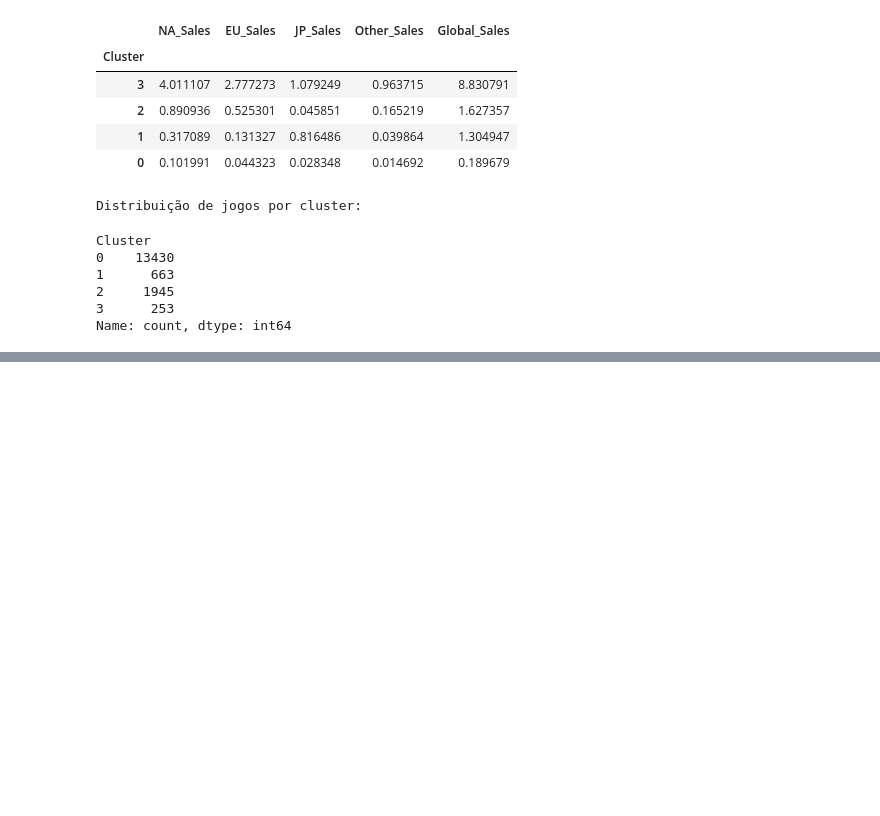
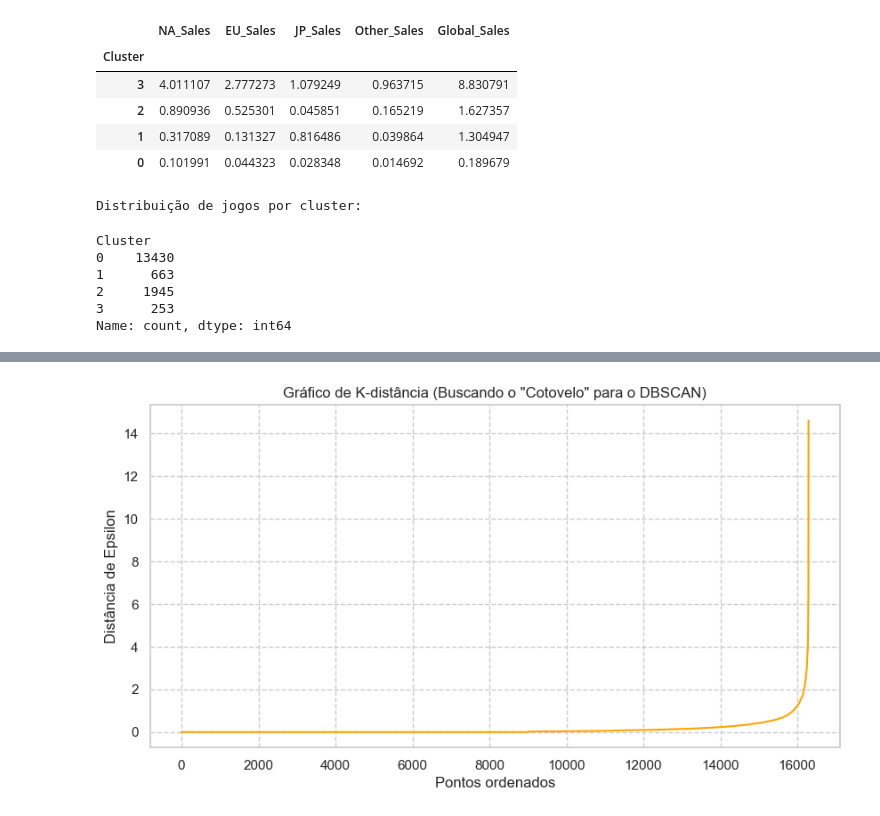
Before and after one commit to jg2alv/tp1-md, a Jupyter notebook: projeto/modelagem.ipynb, the cells around one changed output, grey strips where cells are left out. Saved outputs shown, nothing was run; the diff lists cells and outputs as text; code cells hidden in the pictures; blank space fills up the shorter version.

```diff
--- a/projeto/modelagem.ipynb
+++ b/projeto/modelagem.ipynb
@@ -116,0 +190,21 @@ A execução do K-Means com $k=4$ revelou uma segmentação clara e estratégica
+# %%
+from sklearn.neighbors import NearestNeighbors
+
+# No DBSCAN, o parâmetro 'eps' é crítico.
+# A técnica padrão é calcular a distância para os vizinhos mais próximos.
+neighbors = NearestNeighbors(n_neighbors=8)
+neighbors_fit = neighbors.fit(X_scaled)
+distances, indices = neighbors_fit.kneighbors(X_scaled)
+
+# Ordenando as distâncias para o gráfico
+distances = np.sort(distances[:, 7], axis=0)
+
+plt.figure(figsize=(10, 5))
+plt.plot(distances, color='orange')
+plt.title('Gráfico de K-distância (Buscando o "Cotovelo" para o DBSCAN)')
+plt.xlabel('Pontos ordenados')
+plt.ylabel('Distância de Epsilon')
+plt.grid(True, linestyle='--')
+plt.show()
+# %% [output]
+[figure, added]
```
Also changed, not shown: parts of 18 cells of this notebook.
